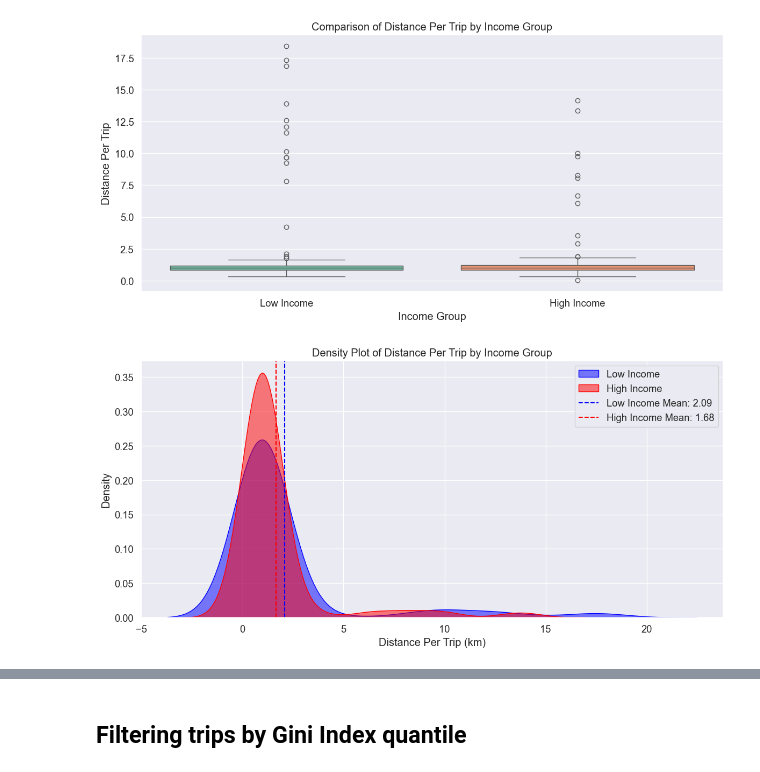
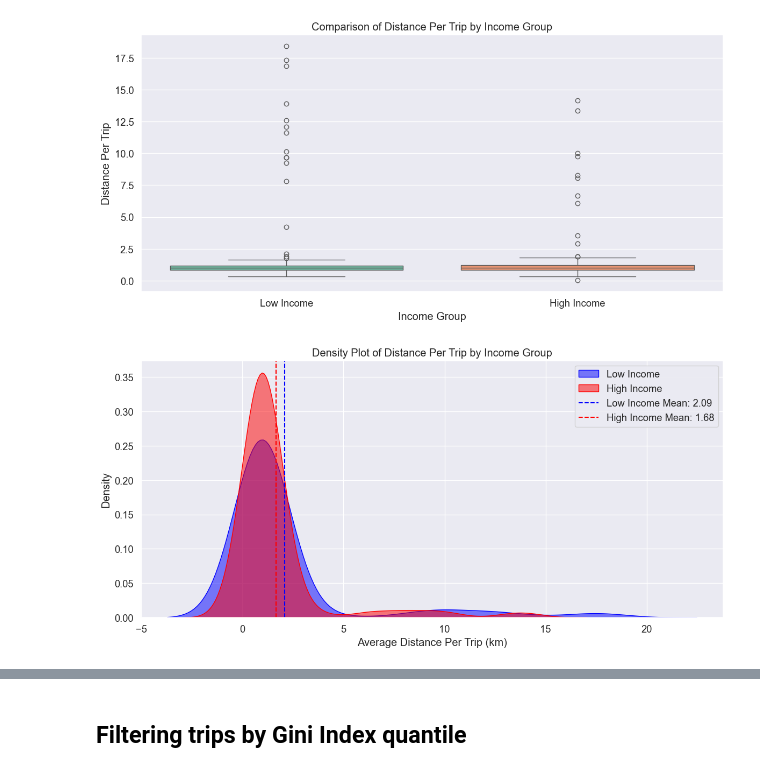
Before and after one commit to carobs9/thesis_project, a Jupyter notebook: trip_analysis/trip_analysis copy.ipynb, the cells around one changed output, grey strips where cells are left out. Drawn from its saved outputs; the diff is of its cells as text; code cells hidden in the pictures.

```diff
--- a/trip_analysis/trip_analysis copy.ipynb
+++ b/trip_analysis/trip_analysis copy.ipynb
@@ -194,20 +194,20 @@ Passing `palette` without assigning `hue` is deprecated and will be removed in v
 # %%
 plt.figure(figsize=(12, 6))
 sns.kdeplot(low_median_income['distance_per_trip'], label='Low Income', fill=True, color='blue', alpha=0.5)
 sns.kdeplot(high_median_income['distance_per_trip'], label='High Income', fill=True, color='red', alpha=0.5)
 
 low_median_mean = low_median_income['distance_per_trip'].mean()
 high_median_mean = high_median_income['distance_per_trip'].mean()
 
 plt.axvline(low_median_mean, color='blue', linestyle='--', label=f'Low Income Mean: {low_median_mean:.2f}')
 plt.axvline(high_median_mean, color='red', linestyle='--', label=f'High Income Mean: {high_median_mean:.2f}')
 
 plt.title('Density Plot of Distance Per Trip by Income Group')
-plt.xlabel('Distance Per Trip (km)')
+plt.xlabel('Average Distance Per Trip (km)')
 plt.ylabel('Density')
 plt.legend()
-plt.savefig(cfg.FIGURES_PATH / '2_quantiles_distance_per_trip_median_density_plot.png', dpi=300)
+# plt.savefig(cfg.FIGURES_PATH / '2_quantiles_distance_per_trip_median_density_plot.png', dpi=300)
 plt.tight_layout()
 plt.show()
 # %% [output]
-[figure, old version]
+[figure, new version]
```
Also changed, not shown: parts of 14 cells of this notebook, 9 other files.
